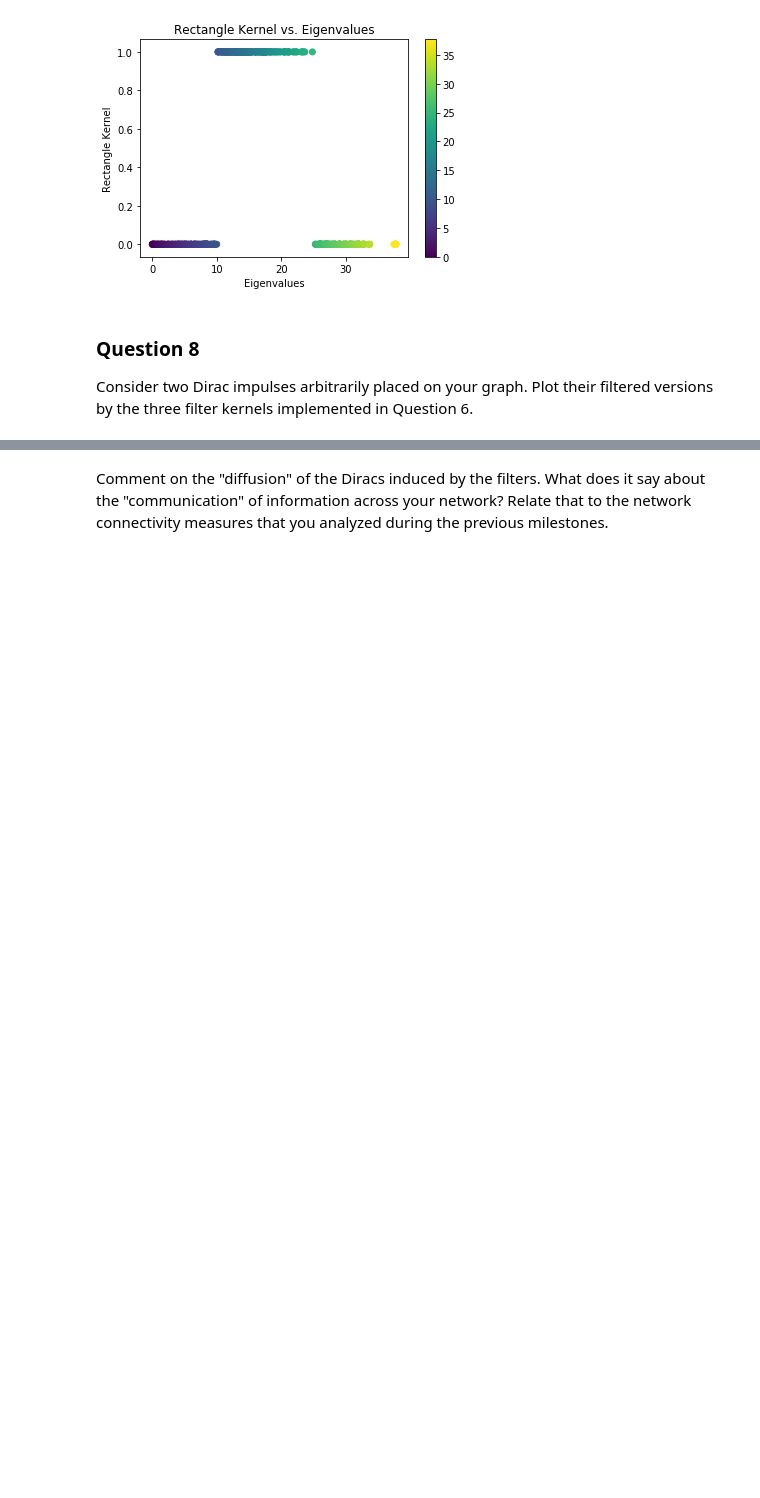
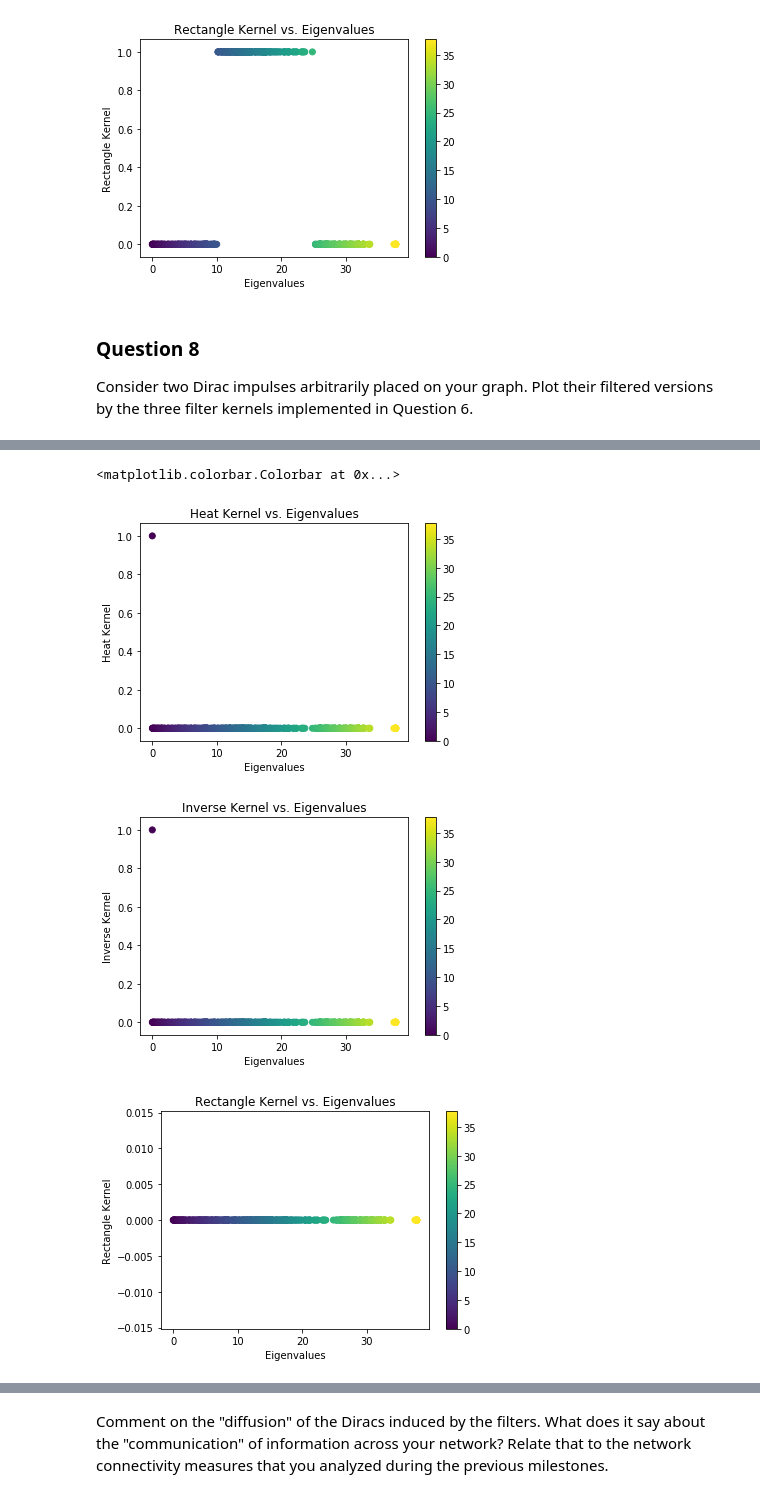
Before and after one commit to Kakavand/EPFL-antiterrorAssignment, a Jupyter notebook: John/4_graph_signal_processing.ipynb, the cells around one changed output, grey strips where cells are left out. Saved outputs shown, nothing was run; the diff lists cells and outputs as text; code cells hidden in the pictures; blank space fills up the shorter version.

```diff
--- a/John/4_graph_signal_processing.ipynb
+++ b/John/4_graph_signal_processing.ipynb
@@ -312,0 +303,33 @@ print(e[1])
+# %%
+# two arbitrary dirac impulses
+dirac1 = np.zeros(len(e))
+dirac1[0] = 1
+dirac2 = np.zeros(len(e))
+dirac2[-1] = 1
+# %%
+# the value of "tau" controls the 'strength' or 'severity' of the filter
+plt.figure()
+plt.scatter(e, graph_filter(e, heat_kernel, t=10)*dirac1, c=e)
+plt.xlabel('Eigenvalues')
+plt.ylabel('Heat Kernel')
+plt.title('Heat Kernel vs. Eigenvalues')
+plt.colorbar()
+
+plt.figure()
+plt.scatter(e, inverse_kernel(e, t=0.01)*dirac1, c=e)
+plt.xlabel('Eigenvalues')
+plt.ylabel('Inverse Kernel')
+plt.title('Inverse Kernel vs. Eigenvalues')
+plt.colorbar()
+
+plt.figure()
+plt.scatter(e, graph_filter(e, rectangle_kernel, l_min=10, l_max=25)*dirac1, c=e)
+plt.xlabel('Eigenvalues')
+plt.ylabel('Rectangle Kernel')
+plt.title('Rectangle Kernel vs. Eigenvalues')
+plt.colorbar()
+# %% [output]
+<matplotlib.colorbar.Colorbar at 0x...>
+[figure, added]
+[figure, added]
+[figure, added]
```
Also changed, not shown: parts of 10 cells of this notebook, 2 other files.
